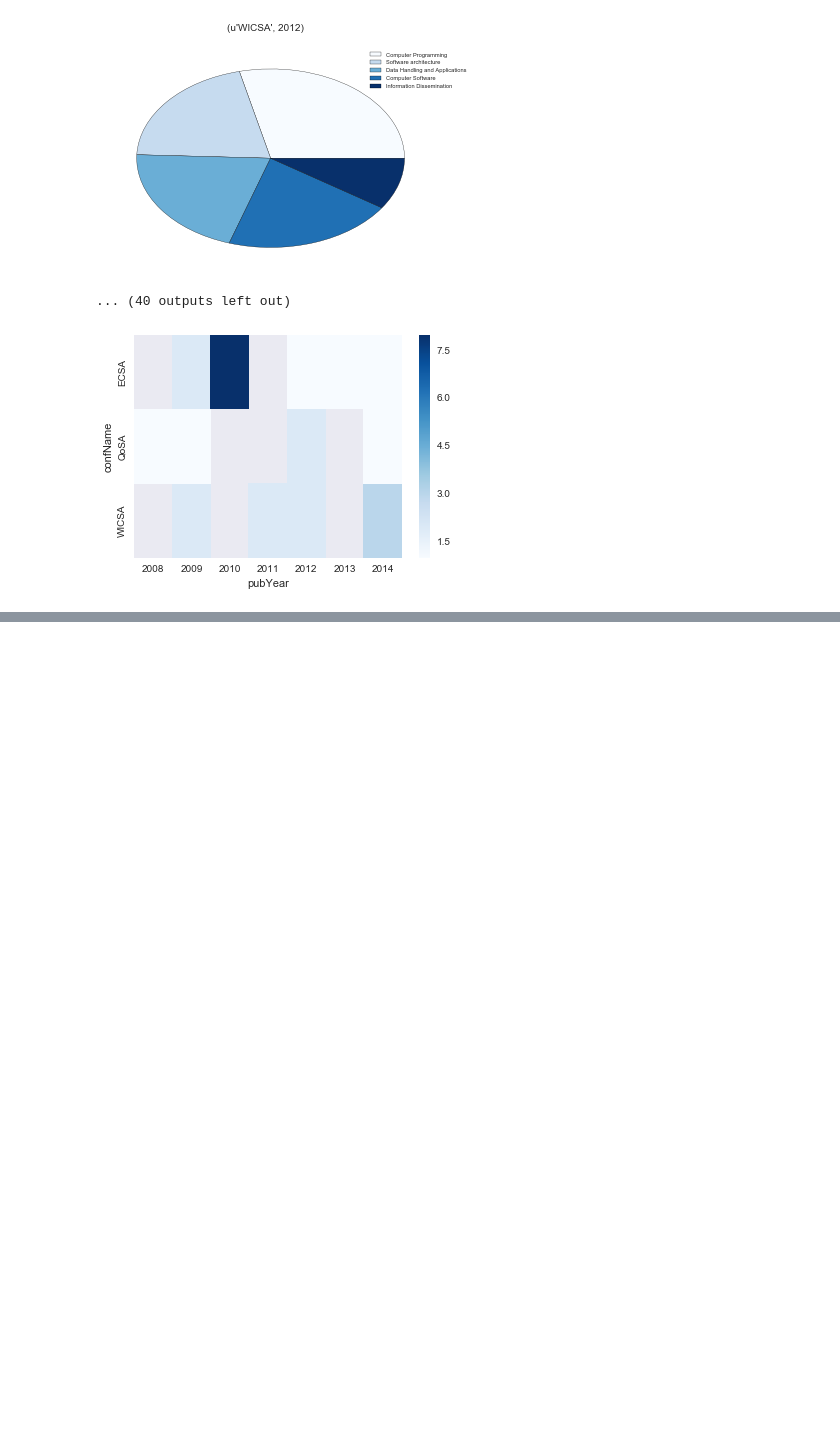
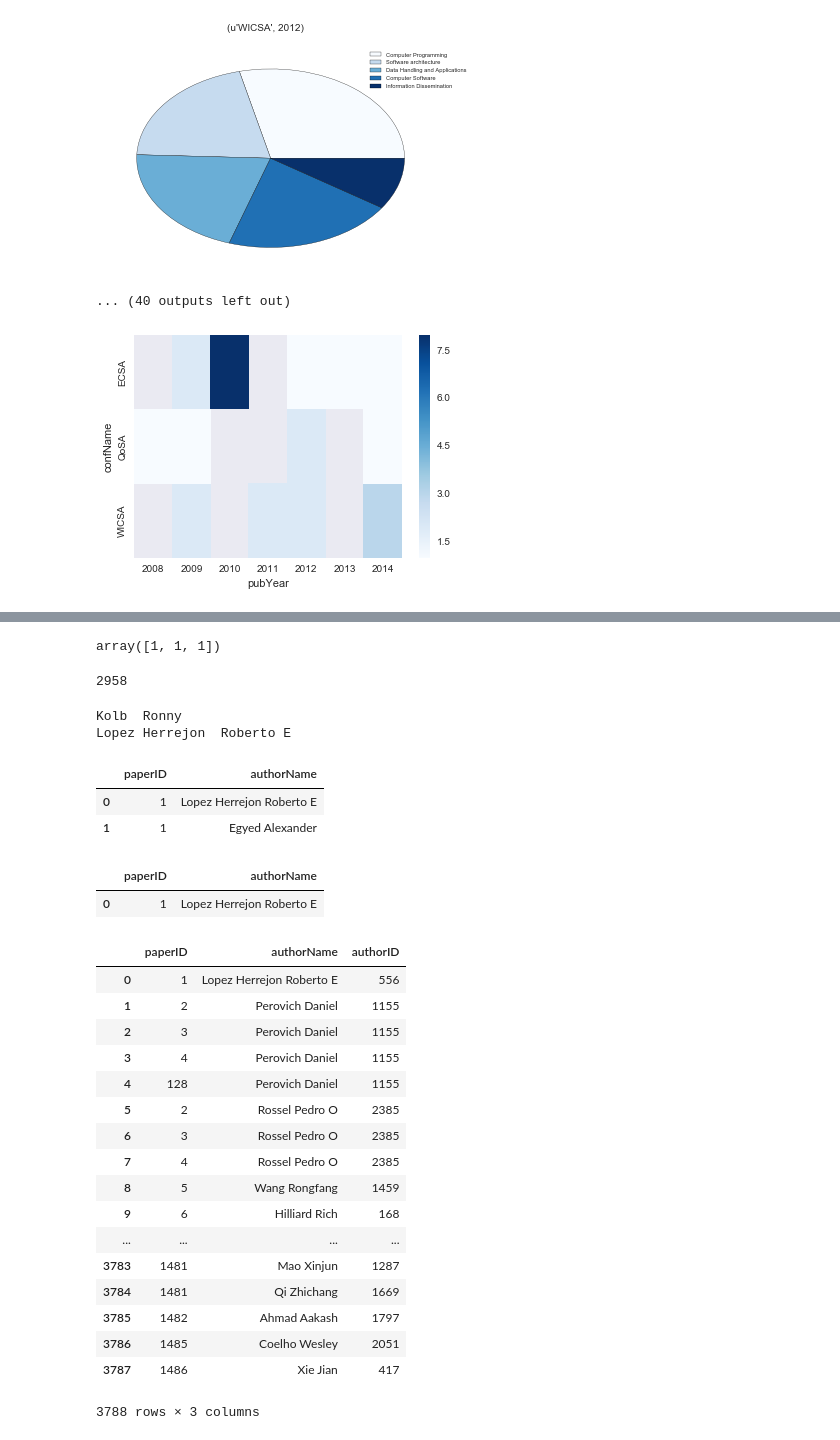
Before and after one commit to noveroa/DataBases, a Jupyter notebook: sqlStart/ExploringData_groupingandvisually.ipynb, the cells around one changed output, grey strips where cells are left out. Saved outputs shown, nothing was run; the diff lists cells and outputs as text; code cells hidden in the pictures; blank space fills up the shorter version.

Commit message:
work on merging authors and papers in exploringData... notebook

```diff
--- a/sqlStart/ExploringData_groupingandvisually.ipynb
+++ b/sqlStart/ExploringData_groupingandvisually.ipynb
@@ -460,0 +389,10 @@ def confYrKeywords(top = 10):
+# %%
+import re
+commaQuote = re.compile('[\'],')
+
+
+pap['NEWAUTHORS'] = pap["authors"].apply(lambda a: a.strip("[]'"))
+
+test = pap.iloc[500].NEWAUTHORS
+# %%
+pap['NEWAUTHORS2'] = pap["NEWAUTHORS"].apply(lambda a: rech(a))
@@ -460,0 +419,31 @@ def confYrKeywords(top = 10):
+# %%
+np.array([1]*len(pap.iloc[3].NEWAUTHORS2))
+# %% [output]
+array([1, 1, 1])
+# %%
+entries=[]
+i = 0
+for each in pap.index:
+    paperID = pap.iloc[each].paperID
+    authors = pap.iloc[each].NEWAUTHORS2
+    index = np.array([paperID]*len(authors))
+    listau = zip(index, authors)
+
+    entries.extend(listau)
+# %%
+y = pd.DataFrame(entries)
+y.rename(columns = {0:'paperID', 1:'authorName'}, inplace = True)
+y.authorName = y.authorName.apply(lambda au: au.replace(",",' '))
+# %%
+len(y.authorName.unique())
+# %% [output]
+2958
+# %%
+name = au.iloc[0].authorName
+print name
+
+new = y.iloc[0].authorName
+print new
+# %% [output]
+Kolb  Ronny
+Lopez Herrejon  Roberto E
@@ -460,0 +452,6 @@ def confYrKeywords(top = 10):
+# %%
+x
+# %% [output]
+|  | paperID | authorName |
+| 0 | 1 | Lopez Herrejon Roberto E |
+| 1 | 1 | Egyed Alexander |
@@ -460,0 +460,26 @@ def confYrKeywords(top = 10):
+# %%
+z
+# %% [output]
+|  | paperID | authorName |
+| 0 | 1 | Lopez Herrejon Roberto E |
+# %%
+y.merge(au, on = 'authorName')
+# %% [output]
+|  | paperID | authorName | authorID |
+| 0 | 1 | Lopez Herrejon Roberto E | 556 |
+| 1 | 2 | Perovich Daniel | 1155 |
+| 2 | 3 | Perovich Daniel | 1155 |
+| 3 | 4 | Perovich Daniel | 1155 |
+| 4 | 128 | Perovich Daniel | 1155 |
+| 5 | 2 | Rossel Pedro O | 2385 |
+| 6 | 3 | Rossel Pedro O | 2385 |
+| 7 | 4 | Rossel Pedro O | 2385 |
+| 8 | 5 | Wang Rongfang | 1459 |
+| 9 | 6 | Hilliard Rich | 168 |
+| ... | ... | ... | ... |
+| 3783 | 1481 | Mao Xinjun | 1287 |
+| 3784 | 1481 | Qi Zhichang | 1669 |
+| 3785 | 1482 | Ahmad Aakash | 1797 |
+| 3786 | 1485 | Coelho Wesley | 2051 |
+| 3787 | 1486 | Xie Jian | 417 |
+3788 rows × 3 columns
```
Also changed, not shown: parts of 14 cells of this notebook, 3 other files.
